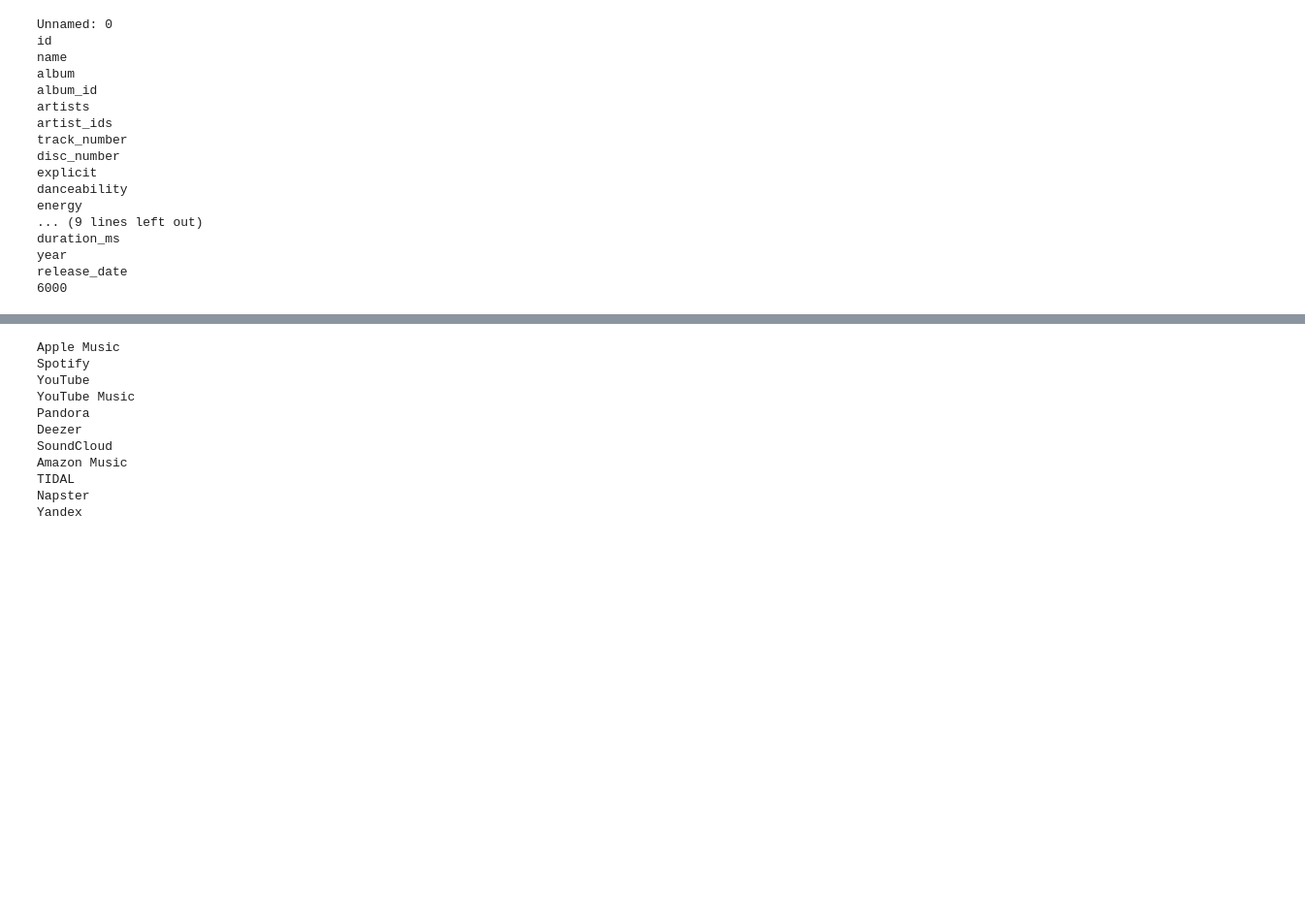
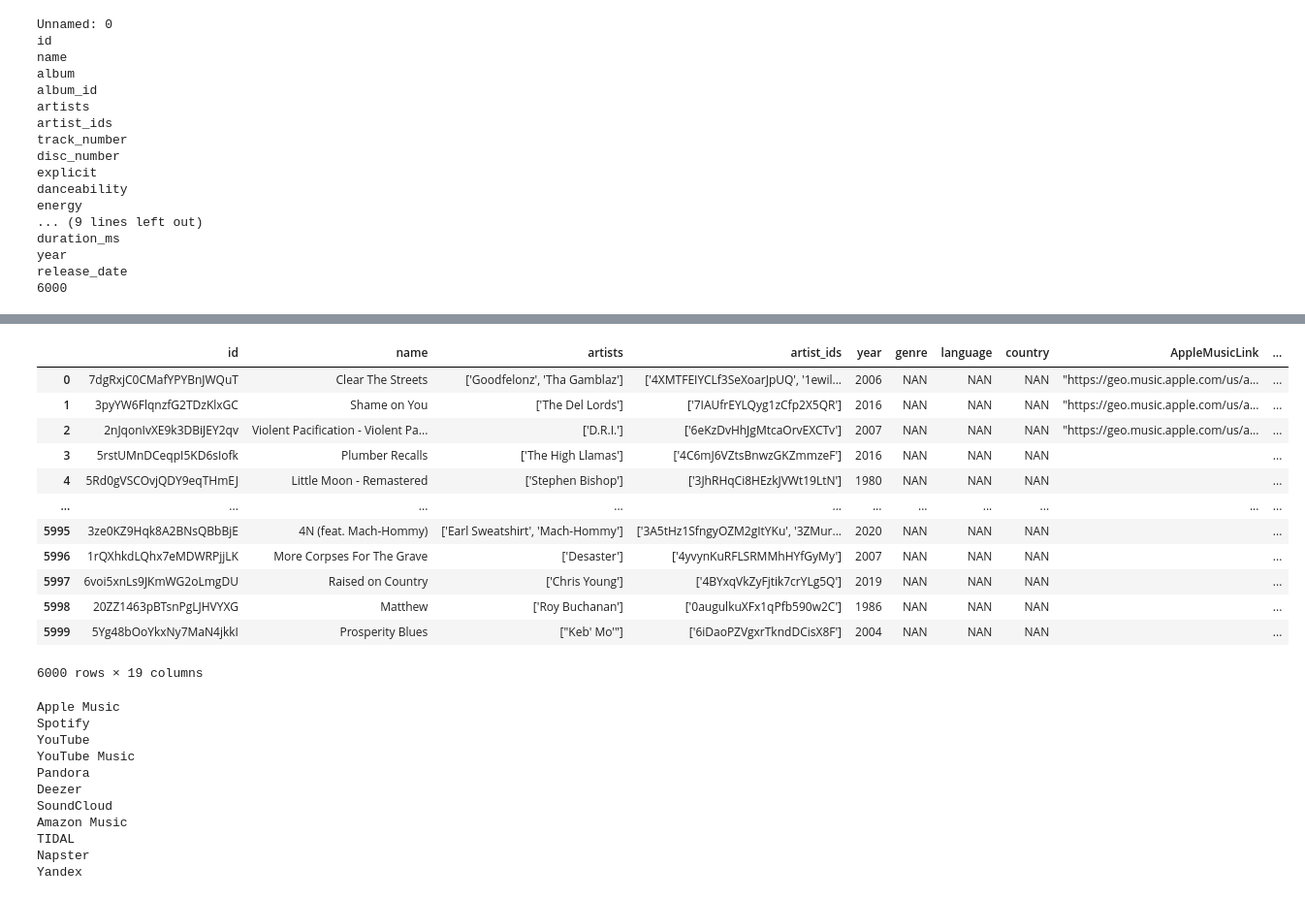
Before and after one commit to neo99zhang/CS411-Project-Tornado-Music, a Jupyter notebook: scripts/script.ipynb, the cells around one changed output, grey strips where cells are left out. Shown: that part at 97% size. Drawn from its saved outputs; the diff is of its cells as text; code cells hidden in the pictures; blank space fills up the shorter version.

```diff
--- a/scripts/script.ipynb
+++ b/scripts/script.ipynb
@@ -331,7 +399,8 @@ for i in range(1000):
         music_df.loc[i,'NapsterLink']='not found'
         music_df.loc[i,'YandexLink']='not found'
     if(i%10==0):
-        music_df.to_csv("music_database.csv")
+        music_df.to_csv("music_temp_database.csv")
+
 time_end = time.time()
 print("Final finish search! time is "+str(time_end-time_start))
 # %% [output]
@@ -359,3 +414,21 @@ search
+# %%
+music_df.drop(columns=['artist_ids'])
+music_df.to_csv("music_final_dabase.csv")
+music_df
+# %% [output]
+|  | id | name | artists | artist_ids | year | genre | language | country | AppleMusicLink | ... |
+| 0 | 7dgRxjC0CMafYPYBnJWQuT | Clear The Streets | ['Goodfelonz', 'Tha Gamblaz'] | ['4XMTFEIYCLf3SeXoarJpUQ', '1ewil... | 2006 | NAN | NAN | NAN | "https://geo.music.apple.com/us/a... | ... |
+| 1 | 3pyYW6FlqnzfG2TDzKlxGC | Shame on You | ['The Del Lords'] | ['7IAUfrEYLQyg1zCfp2X5QR'] | 2016 | NAN | NAN | NAN | "https://geo.music.apple.com/us/a... | ... |
+| 2 | 2nJqonIvXE9k3DBiJEY2qv | Violent Pacification - Violent Pa... | ['D.R.I.'] | ['6eKzDvHhJgMtcaOrvEXCTv'] | 2007 | NAN | NAN | NAN | "https://geo.music.apple.com/us/a... | ... |
+| 3 | 5rstUMnDCeqpI5KD6sIofk | Plumber Recalls | ['The High Llamas'] | ['4C6mJ6VZtsBnwzGKZmmzeF'] | 2016 | NAN | NAN | NAN |  | ... |
+| 4 | 5Rd0gVSCOvjQDY9eqTHmEJ | Little Moon - Remastered | ['Stephen Bishop'] | ['3JhRHqCi8HEzkJVWt19LtN'] | 1980 | NAN | NAN | NAN |  | ... |
+| ... | ... | ... | ... | ... | ... | ... | ... | ... | ... | ... |
+| 5995 | 3ze0KZ9Hqk8A2BNsQBbBjE | 4N (feat. Mach-Hommy) | ['Earl Sweatshirt', 'Mach-Hommy'] | ['3A5tHz1SfngyOZM2gItYKu', '3ZMur... | 2020 | NAN | NAN | NAN |  | ... |
+| 5996 | 1rQXhkdLQhx7eMDWRPjjLK | More Corpses For The Grave | ['Desaster'] | ['4yvynKuRFLSRMMhHYfGyMy'] | 2007 | NAN | NAN | NAN |  | ... |
+| 5997 | 6voi5xnLs9JKmWG2oLmgDU | Raised on Country | ['Chris Young'] | ['4BYxqVkZyFjtik7crYLg5Q'] | 2019 | NAN | NAN | NAN |  | ... |
+| 5998 | 20ZZ1463pBTsnPgLJHVYXG | Matthew | ['Roy Buchanan'] | ['0augulkuXFx1qPfb590w2C'] | 1986 | NAN | NAN | NAN |  | ... |
+| 5999 | 5Yg48bOoYkxNy7MaN4jkkI | Prosperity Blues | ["Keb' Mo'"] | ['6iDaoPZVgxrTkndDCisX8F'] | 2004 | NAN | NAN | NAN |  | ... |
+6000 rows × 19 columns
 # %%
 k={'Apple Music': '"https://geo.music.apple.com/us/album/_/303099932?i=303099937&amp;mt=1&amp;app=music&amp;ls=1&amp;at=1000lHKX"',
  'Spotify': '"https://open.spotify.com/track/2rXovB7Zco7nc3nTHXKJoh"',
```
Also changed, not shown: parts of 15 cells of this notebook.
